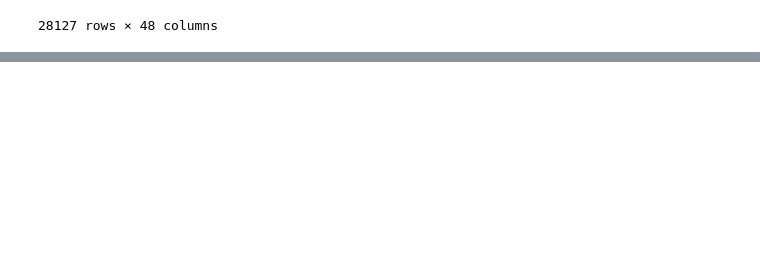
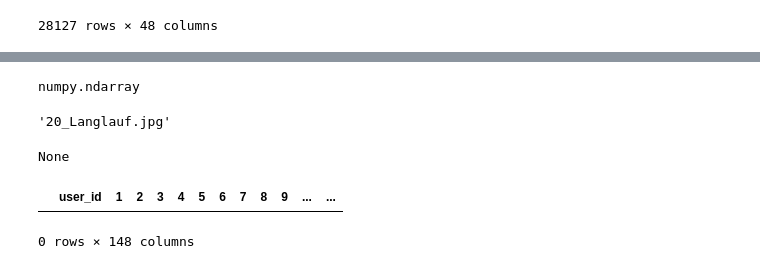
Before and after one commit to eeuslu/Coins-Group-Work, a Jupyter notebook: notebooks/dataExplorationJonas.ipynb, the cells around one changed output, grey strips where cells are left out. Drawn from its saved outputs; the diff is of its cells as text; code cells hidden in the pictures; blank space fills up the shorter version.

```diff
--- a/notebooks/dataExplorationJonas.ipynb
+++ b/notebooks/dataExplorationJonas.ipynb
@@ -166,0 +174,4 @@ dfSocialDemographics
+# %%
+type(uniqueImageNames)
+# %% [output]
+numpy.ndarray
@@ -166,0 +180,5 @@ dfSocialDemographics
+# %%
+imageDict = dict(zip(imageNumbers, uniqueImageNames))
+imageDict[12]
+# %% [output]
+'20_Langlauf.jpg'
@@ -166,0 +189,46 @@ dfSocialDemographics
+# %%
+print(column_names)
+# %% [output]
+None
+# %%
+# get unique image names
+imageNames = df_images['file_name'].unique()
+uniqueImageNames = []
+
+for imageName in imageNames:
+    imageName = imageName.replace('./', '')
+    uniqueImageNames.append(imageName)
+
+uniqueImageNames = numpy.unique(uniqueImageNames)
+
+# create dict for image file names and numbers
+imageNumbers = list(range(1, 148))
+imageDict = dict(zip(imageNumbers, uniqueImageNames))
+
+# get unique user IDs
+uniqueUsers = df_images['user_id'].unique()
+
+# create inverted image Dictionary
+inv_imageDict = {v: k for k, v in imageDict.items()}
+
+# create rating table for user per image
+ratingList = []
+for user in uniqueUsers:
+    ratings=[0]*147
+    imageRatingsOfUser = df_images[df_images['user_id'] == user]
+
+    for index, row in imageRatingsOfUser.iterrows():
+        key = row['file_name']
+        key = key.replace('./', '')
+        value = inv_imageDict[key]
+        ratings[value-1] = row['rating']
+
+    ratings.insert(0, user)
+    ratingList.append(ratings)
+
+dfImageRatings = pd.DataFrame(ratingList)
+# %%
+dfImageRatings
+# %% [output]
+|  | user_id | 1 | 2 | 3 | 4 | 5 | 6 | 7 | 8 | 9 | ... | ... |
+0 rows × 148 columns
```
Also changed, not shown: parts of 17 cells of this notebook, 1 other file.
